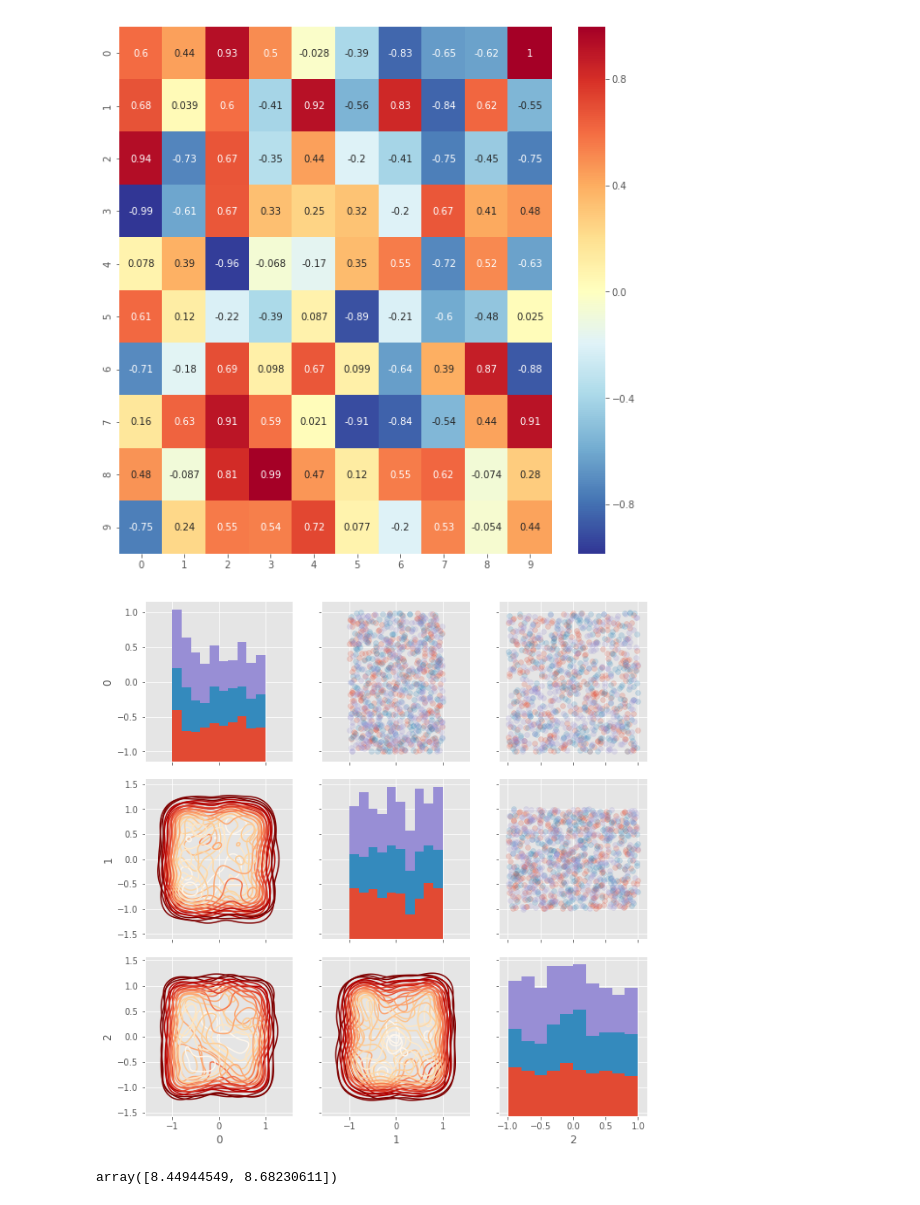
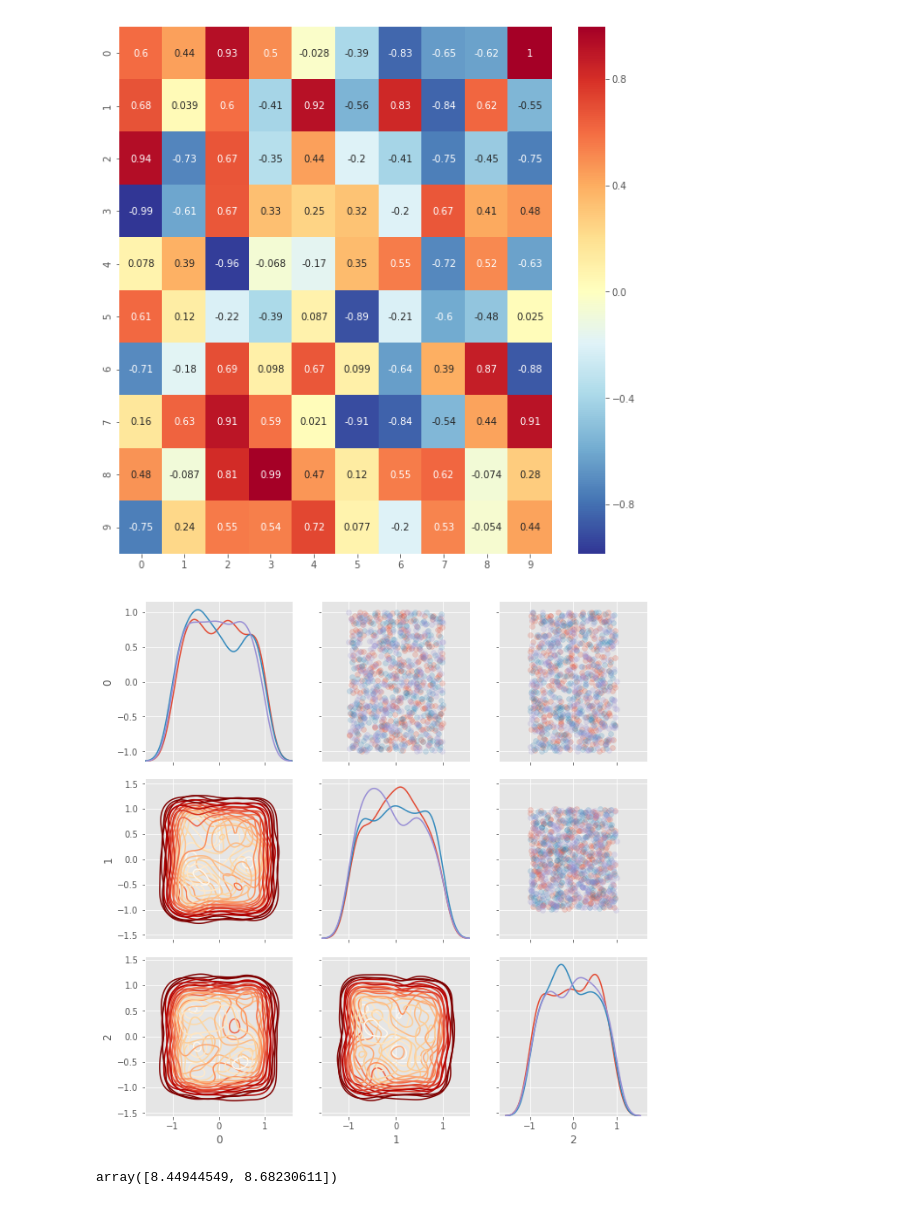
Before and after one commit to angelsaying8642/1st-DL-CVMarathon, a Jupyter notebook: Day_020_HW.ipynb, the cells around one changed output. Drawn from its saved outputs; the diff is of its cells as text; code cells hidden in the pictures.

```diff
--- a/Day_020_HW.ipynb
+++ b/Day_020_HW.ipynb
@@ -42,29 +42,29 @@ plt.show()
 # %%
 nrow = 1000
 ncol = 3
 """
 Your Code Here
 """
 matrix = -1 + 2*np.random.random((nrow,ncol)) # 生成 -1~1的矩陣
 
 # 隨機給予 0, 1, 2 三種標籤
 indice = np.random.choice([0,1,2], size=nrow) # choice() 方法返回一个列表，元组或字符串的随机项
 plot_data = pd.DataFrame(matrix, indice).reset_index()
 
 # 繪製 seaborn 進階 Heatmap
 grid = sns.PairGrid(data = plot_data, size = 3, diag_sharey=False,
                     hue = 'index', vars = [x for x in list(plot_data.columns) if x != 'index'])
 """
 Your Code Here
 Please replace "..." to correct plot function
 """
 grid.map_upper(plt.scatter , alpha = 0.2)
-grid.map_diag(plt.hist)
+grid.map_diag(sns.kdeplot)
 grid.map_lower(sns.kdeplot , cmap = plt.cm.OrRd_r)
 
 plt.show()
 # %% [output]
-[figure, old version]
+[figure, new version]
 # %%
 np.random.normal((10,10))
 # %% [output]
```
Also changed, not shown: parts of 1 cell of this notebook.
